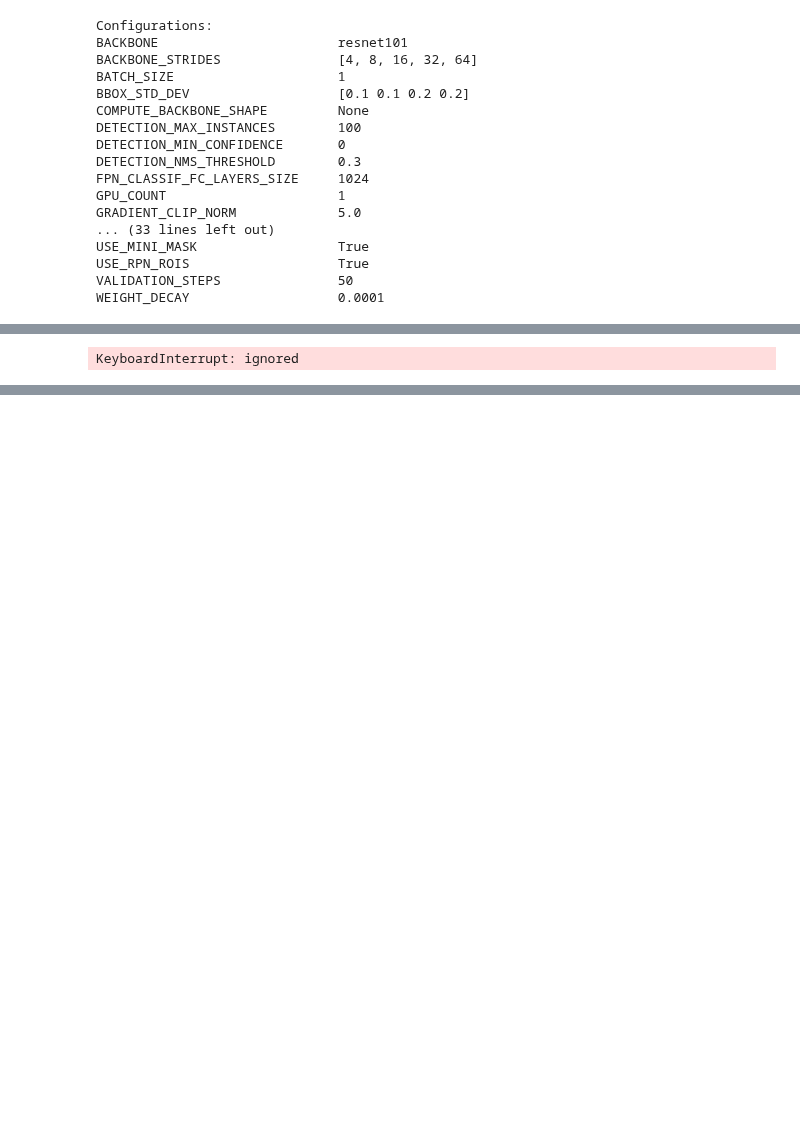
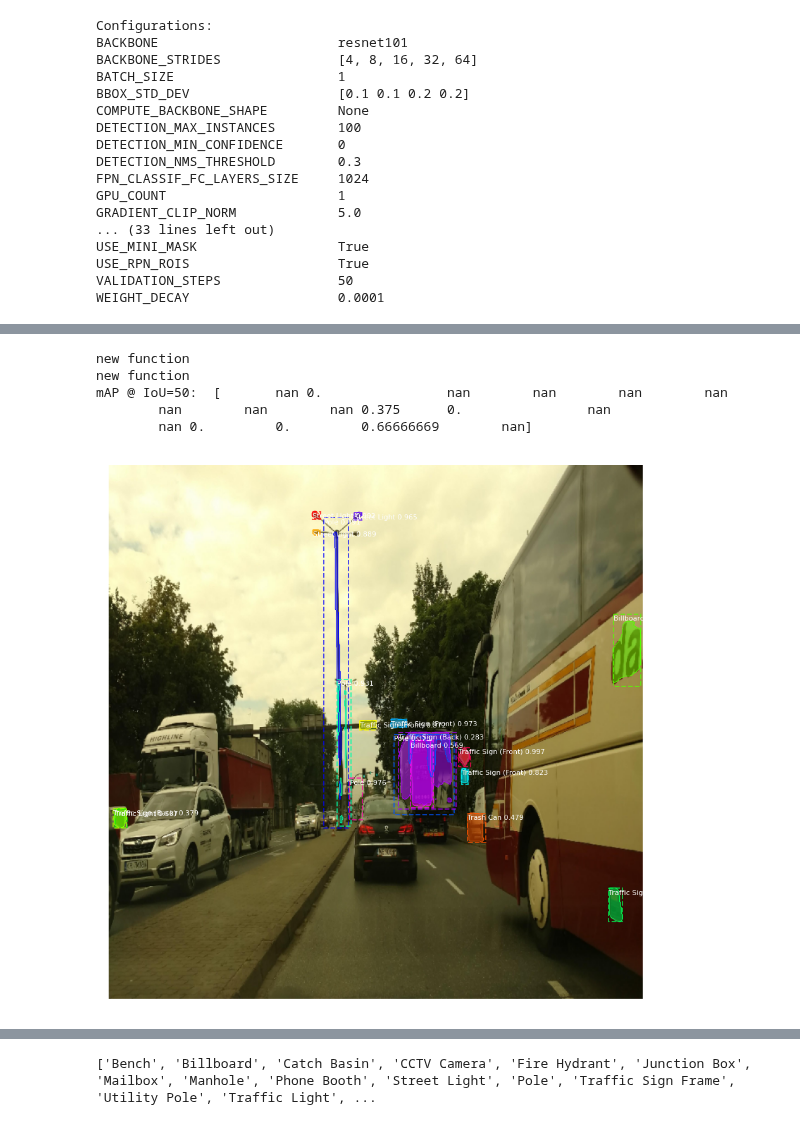
Before and after one commit to juuuuuuuuuu/Semantic-Features, a Jupyter notebook: Mask_R_CNN_Inference.ipynb, the cells around one changed output, grey strips where cells are left out. Cells and saved outputs as stored; diff of their text form; code cells hidden in the pictures; blank space fills up the shorter version.

```diff
--- a/Mask_R_CNN_Inference.ipynb
+++ b/Mask_R_CNN_Inference.ipynb
@@ -287,6 +305,12 @@ def compute_batch_ap_classwise(image_ids):
 # %%
-image_ids = np.random.choice(dataset_val.image_ids, 10)
+# image_ids = np.random.choice(dataset_val.image_ids,2)
+image_ids = [50]
 APs = compute_batch_ap_classwise(image_ids)
-print("mAP @ IoU=50: ", np.mean(APs))
+print("mAP @ IoU=50: ", APs)
 # %% [output]
-KeyboardInterrupt: ignored
+new function
+new function
+mAP @ IoU=50:  [       nan 0.                nan        nan        nan        nan
+        nan        nan        nan 0.375      0.                nan
+        nan 0.         0.         0.66666669        nan]
+[figure, added]
@@ -292,0 +326,7 @@ KeyboardInterrupt: ignored
+# %%
+class_names = ['Bench', 'Billboard', 'Catch Basin', 'CCTV Camera', 'Fire Hydrant', 'Junction Box', 'Mailbox',
+               'Manhole', 'Phone Booth', 'Street Light', 'Pole', 'Traffic Sign Frame', 'Utility Pole',
+               'Traffic Light', 'Traffic Sign (Back)', 'Traffic Sign (Front)', 'Trash Can']
+print(dataset_val.class_names[1:])
+# %% [output]
+['Bench', 'Billboard', 'Catch Basin', 'CCTV Camera', 'Fire Hydrant', 'Junction Box', 'Mailbox', 'Manhole', 'Phone Booth', 'Street Light', 'Pole', 'Traffic Sign Frame', 'Utility Pole', 'Traffic Light', ...
```
Also changed, not shown: parts of 8 cells of this notebook.
